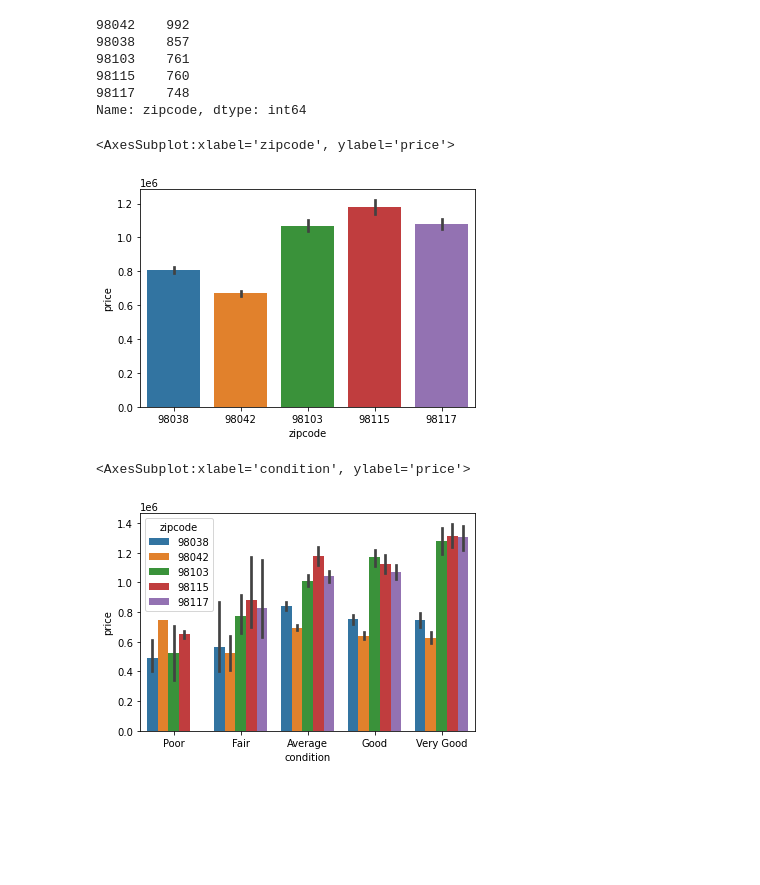
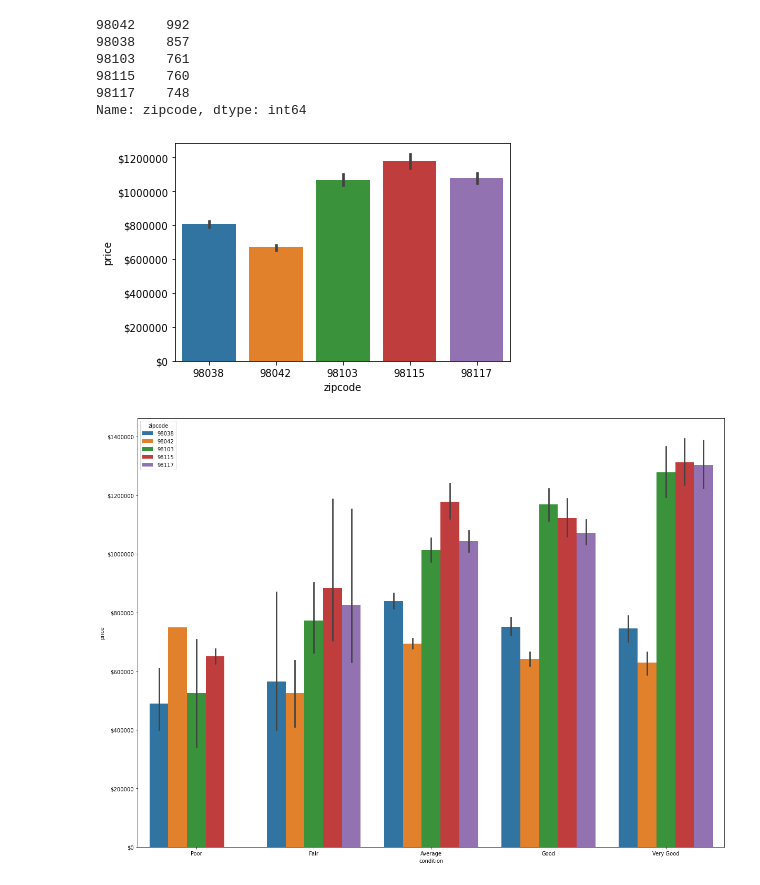
Before and after one commit to Kellyajara/RealEstate-Classification, a Jupyter notebook: New Project Notebook.ipynb, the cells around one changed output. Drawn from its saved outputs; the diff is of its cells as text; code cells hidden in the pictures; blank space fills up the shorter version.

```diff
--- a/New Project Notebook.ipynb
+++ b/New Project Notebook.ipynb
@@ -885,12 +888,15 @@ zipcode = housing_df2[(housing_df2["zipcode"] == 98042) | (housing_df2["zipcode"
                      | (housing_df2["zipcode"] == 98103) | (housing_df2["zipcode"] == 98115)
                      | (housing_df2["zipcode"] == 98117)]
 # %%
-sns.barplot(data = zipcode, x = 'zipcode', y = 'price')
+ax = sns.barplot(data = zipcode, x = 'zipcode', y = 'price')
+ax.yaxis.set_major_formatter('${x:1.0f}')
+plt.show()
 # %% [output]
-<AxesSubplot:xlabel='zipcode', ylabel='price'>
-[figure, old version]
+[figure, new version]
 # %%
-sns.barplot(data = zipcode, x = 'condition', y = 'price', hue = 'zipcode')
+plt.figure(figsize=(20,15))
+ax = sns.barplot(data = zipcode, x = 'condition', y = 'price', hue = 'zipcode')
+ax.yaxis.set_major_formatter('${x:1.0f}')
+plt.show()
 # %% [output]
-<AxesSubplot:xlabel='condition', ylabel='price'>
-[figure, old version]
+[figure, new version]
```
Also changed, not shown: parts of 21 cells of this notebook.
